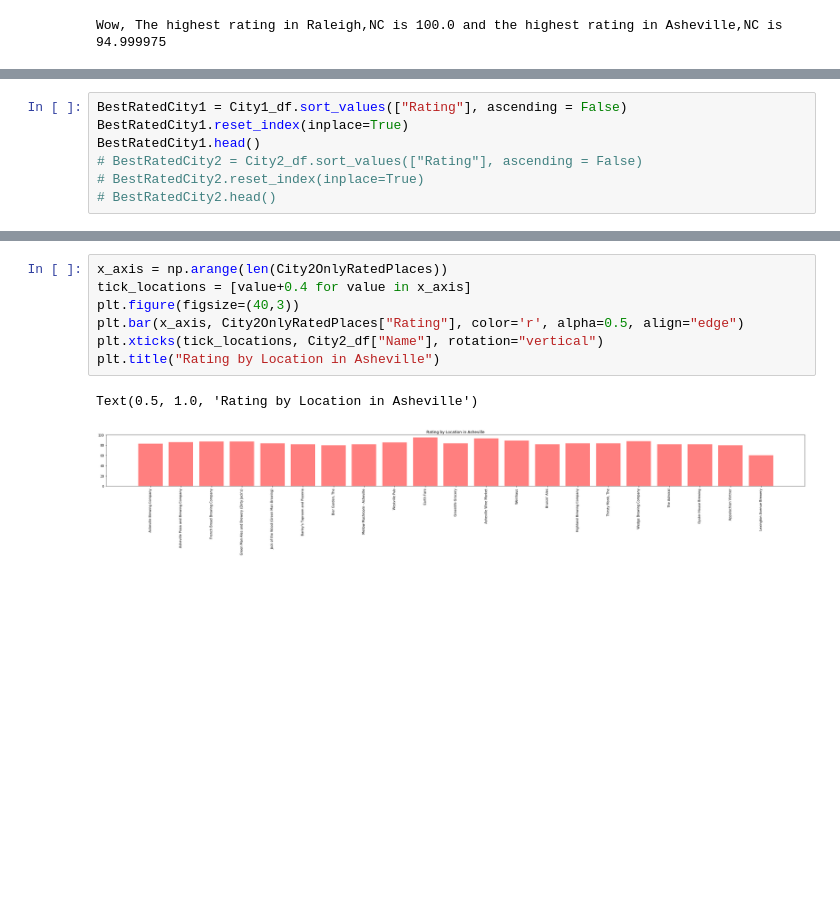
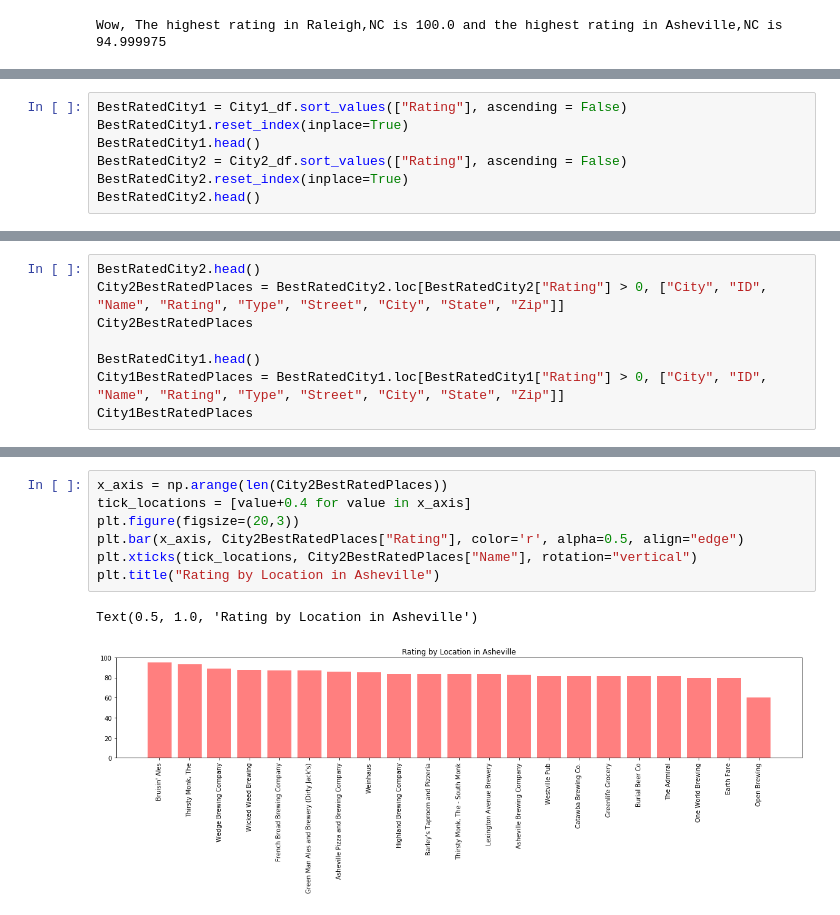
Before and after one commit to adammalynn/Incredible6, a Jupyter notebook: BeerMapping.ipynb, the cells around one changed output, grey strips where cells are left out. Cells and saved outputs as stored; diff of their text form; blank space fills up the shorter version.

Commit message:
Updated charts to only include rated places for readability

```diff
--- a/BeerMapping.ipynb
+++ b/BeerMapping.ipynb
@@ -179,8 +179,8 @@ City2UnratedPlaces.head()
 BestRatedCity1 = City1_df.sort_values(["Rating"], ascending = False)
 BestRatedCity1.reset_index(inplace=True)
 BestRatedCity1.head()
-# BestRatedCity2 = City2_df.sort_values(["Rating"], ascending = False)
-# BestRatedCity2.reset_index(inplace=True)
-# BestRatedCity2.head()
+BestRatedCity2 = City2_df.sort_values(["Rating"], ascending = False)
+BestRatedCity2.reset_index(inplace=True)
+BestRatedCity2.head()
 # %% [output]
 |  | index | ID | Name | Rating | Type | Street | City | State | Zip |
@@ -191,0 +192,8 @@ BestRatedCity1.head()
+# %%
+BestRatedCity2.head()
+City2BestRatedPlaces = BestRatedCity2.loc[BestRatedCity2["Rating"] > 0, ["City", "ID", "Name", "Rating", "Type", "Street", "City", "State", "Zip"]]
+City2BestRatedPlaces
+
+BestRatedCity1.head()
+City1BestRatedPlaces = BestRatedCity1.loc[BestRatedCity1["Rating"] > 0, ["City", "ID", "Name", "Rating", "Type", "Street", "City", "State", "Zip"]]
+City1BestRatedPlaces
@@ -203,10 +229,10 @@ Text(0.5, 1.0, 'Rating by Location in Raleigh')
 # %%
-x_axis = np.arange(len(City2OnlyRatedPlaces))
+x_axis = np.arange(len(City2BestRatedPlaces))
 tick_locations = [value+0.4 for value in x_axis]
-plt.figure(figsize=(40,3))
-plt.bar(x_axis, City2OnlyRatedPlaces["Rating"], color='r', alpha=0.5, align="edge")
-plt.xticks(tick_locations, City2_df["Name"], rotation="vertical")
+plt.figure(figsize=(20,3))
+plt.bar(x_axis, City2BestRatedPlaces["Rating"], color='r', alpha=0.5, align="edge")
+plt.xticks(tick_locations, City2BestRatedPlaces["Name"], rotation="vertical")
 plt.title("Rating by Location in Asheville")
 # %% [output]
 Text(0.5, 1.0, 'Rating by Location in Asheville')
-[figure, old version]
+[figure, new version]
```
Also changed, not shown: parts of 3 cells of this notebook.
